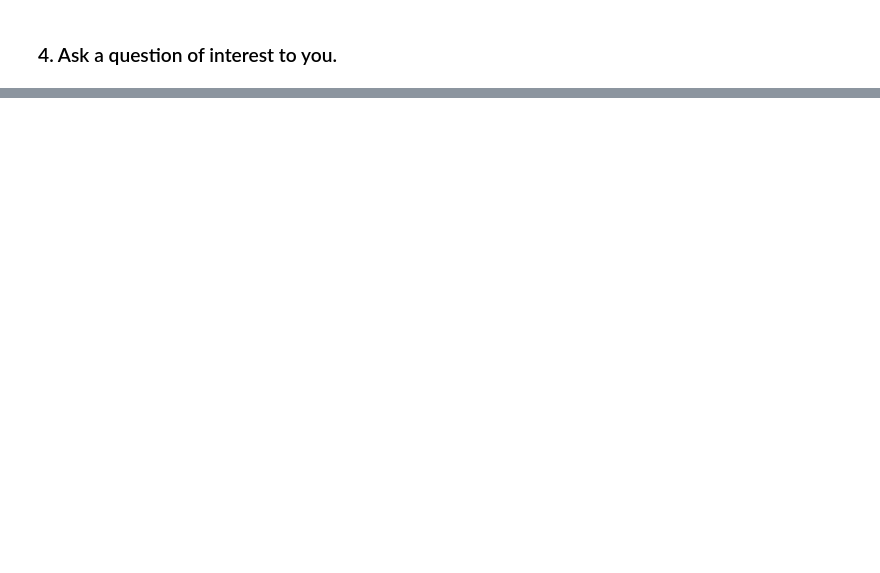
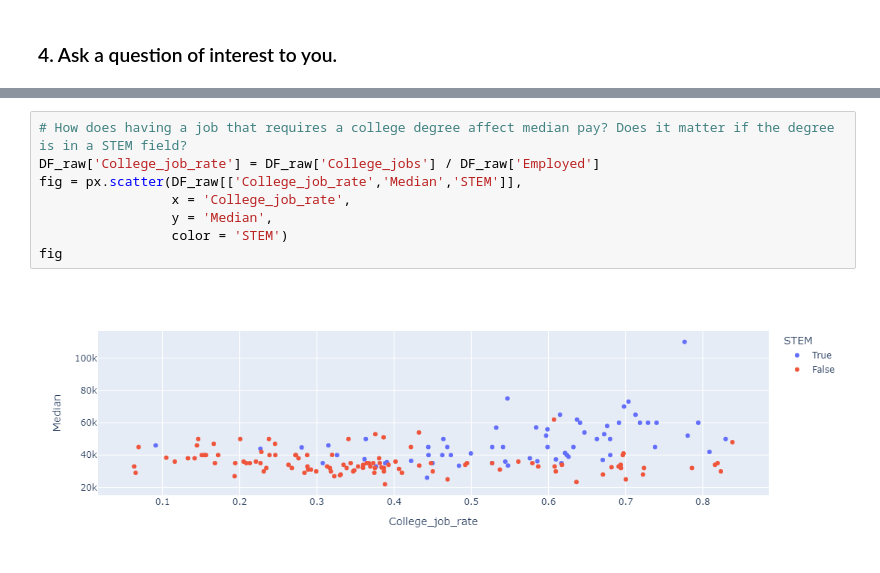
Before and after one commit to joseephwong/Day7, a Jupyter notebook: Day7-HW.ipynb, the cells around one changed output, grey strips where cells are left out. Drawn from its saved outputs; the diff is of its cells as text; blank space fills up the shorter version.

```diff
--- a/Day7-HW.ipynb
+++ b/Day7-HW.ipynb
@@ -311,0 +524,10 @@ DF_raw
+# %%
+# How does having a job that requires a college degree affect median pay? Does it matter if the degree is in a STEM field?
+DF_raw['College_job_rate'] = DF_raw['College_jobs'] / DF_raw['Employed']
+fig = px.scatter(DF_raw[['College_job_rate','Median','STEM']],
+                 x = 'College_job_rate',
+                 y = 'Median',
+                 color = 'STEM')
+fig
+# %% [output]
+[figure, added]
```
Also changed, not shown: parts of 31 cells of this notebook.
